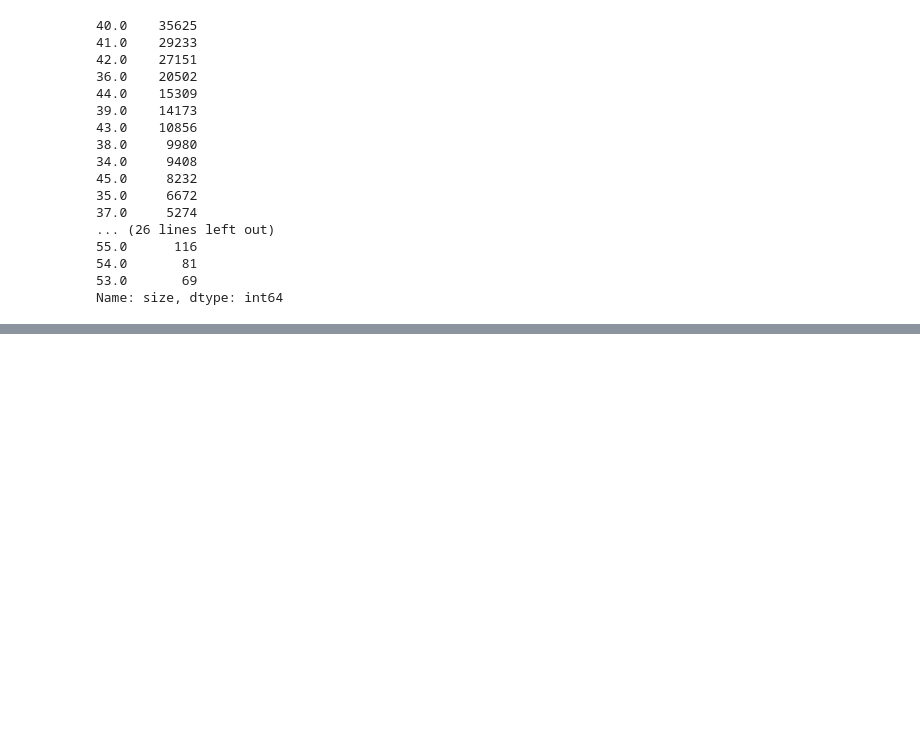
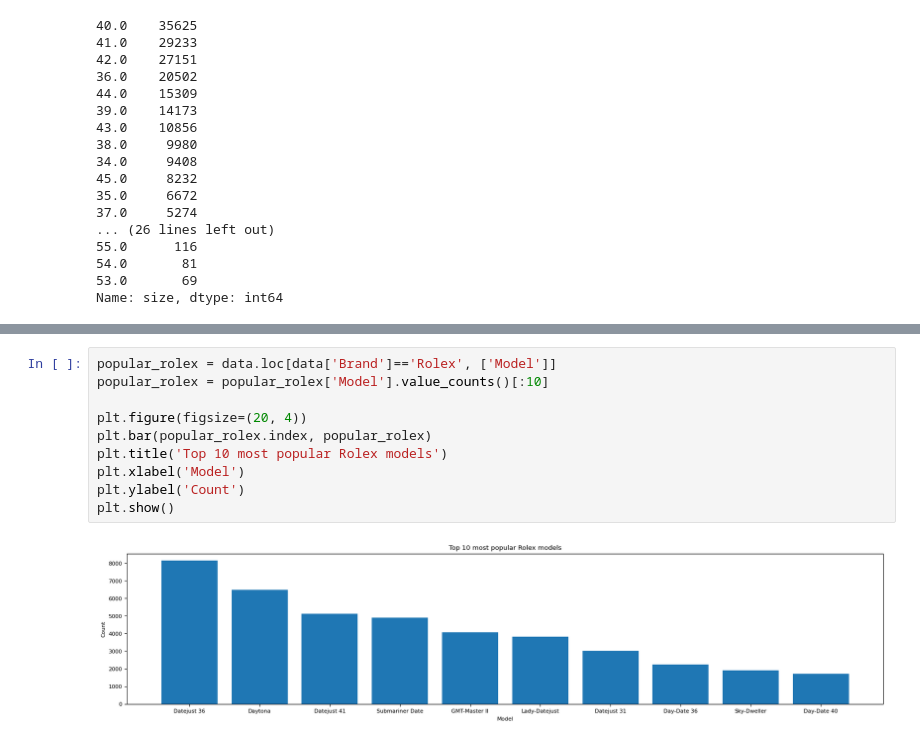
Before and after one commit to aelukin/ML_ITMO, a Jupyter notebook: watch_market_analysis.ipynb, the cells around one changed output, grey strips where cells are left out. Cells and saved outputs as stored; diff of their text form; blank space fills up the shorter version.

```diff
--- a/watch_market_analysis.ipynb
+++ b/watch_market_analysis.ipynb
@@ -480,0 +534,12 @@ Name: size, dtype: int64
+# %%
+popular_rolex = data.loc[data['Brand']=='Rolex', ['Model']]
+popular_rolex = popular_rolex['Model'].value_counts()[:10]
+
+plt.figure(figsize=(20, 4))
+plt.bar(popular_rolex.index, popular_rolex)
+plt.title('Top 10 most popular Rolex models')
+plt.xlabel('Model')
+plt.ylabel('Count')
+plt.show()
+# %% [output]
+[figure, added]
```
Also changed, not shown: parts of 26 cells of this notebook.
